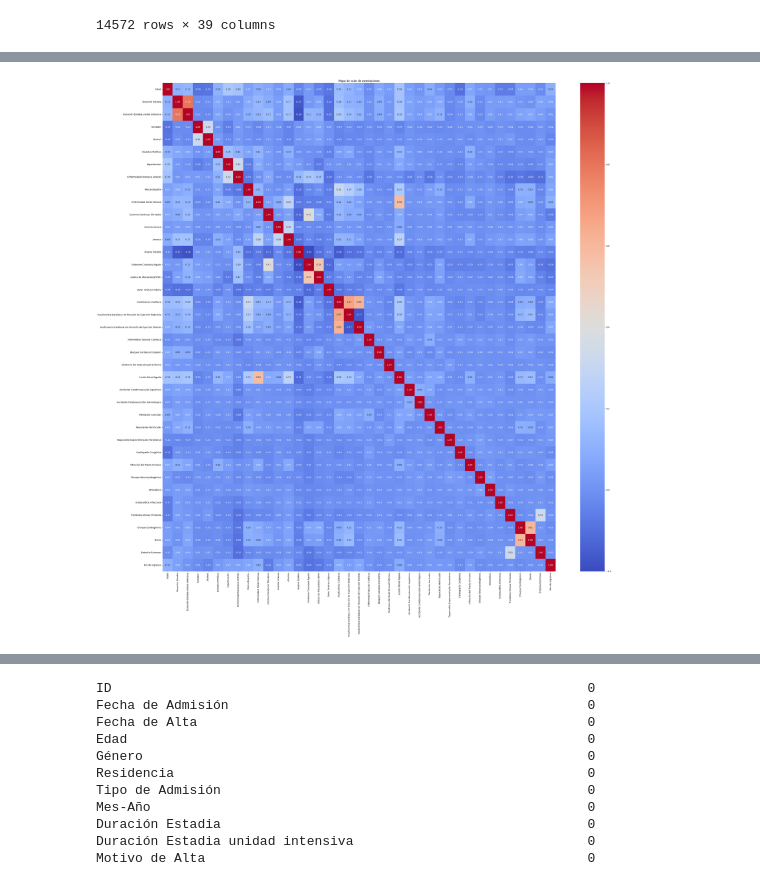
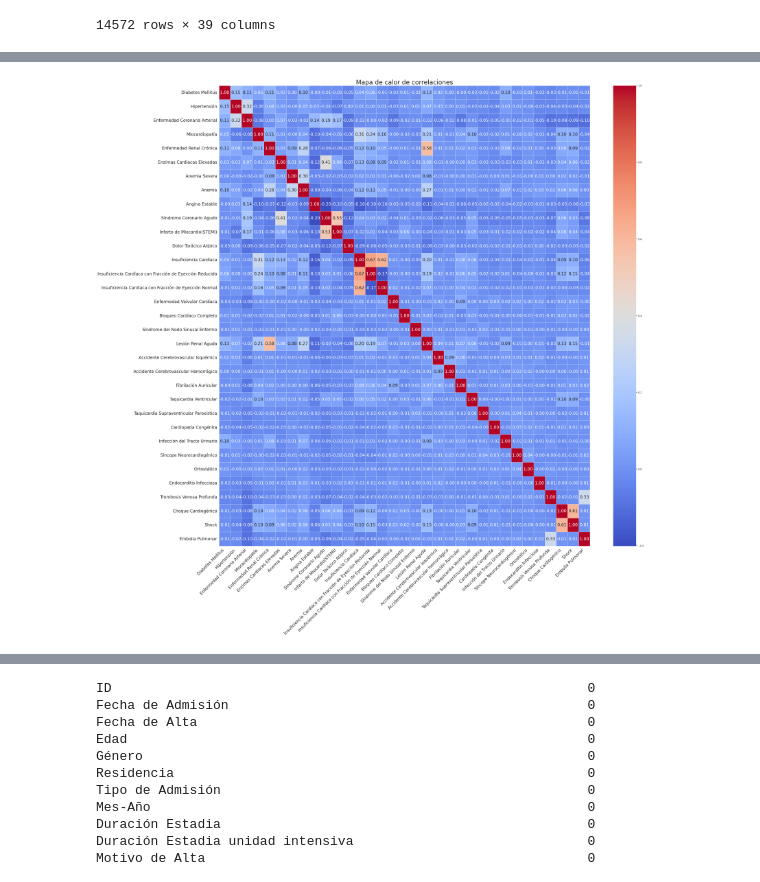
Before and after one commit to Estefaniagz/Proyecto_nocountry, a Jupyter notebook: explore.ipynb, the cells around one changed output, grey strips where cells are left out. Saved outputs shown, nothing was run; the diff lists cells and outputs as text; code cells hidden in the pictures.

```diff
--- a/explore.ipynb
+++ b/explore.ipynb
@@ -428,0 +455,2 @@ plt.show()
+# %%
+df1.loc[3253, 'Infección Torácica'] = '0'
@@ -530,0 +601,18 @@ Index(['Edad', 'Duración Estadia', 'Duración Estadia unidad intensiva',
+# %%
+columnas = ['Diabetes Mellitus', 'Hipertensión', 'Enfermedad Coronaria Arterial', 'Miocardiopatía',
+       'Enfermedad Renal Crónica', 'Enzimas Cardiacas Elevadas',
+       'Anemia Severa', 'Anemia', 'Angina Estable', 'Síndrome Coronario Agudo',
+       'Infarto de Miocardio(STEMI)', 'Dolor Torácico Atípico',
+       'Insuficiencia Cardíaca',
+       'Insuficiencia Cardíaca con Fracción de Eyección Reducida',
+       'Insuficiencia Cardíaca con Fracción de Eyección Normal',
+       'Enfermedad Valvular Cardíaca', 'Bloqueo Cardíaco Completo',
+       'Síndrome del Nodo Sinusal Enfermo', 'Lesión Renal Aguda',
+       'Accidente Cerebrovascular Isquémico',
+       'Accidente Cerebrovascular Hemorrágico', 'Fibrilación Auricular',
+       'Taquicardia Ventricular', 'Taquicardia Supraventricular Paroxística',
+       'Cardiopatía Congénita', 'Infección del Tracto Urinario',
+       'Síncope Neurocardiogénico', 'Ortostático', 'Endocarditis Infecciosa',
+       'Trombosis Venosa Profunda', 'Choque Cardiogénico', 'Shock',
+       'Embolia Pulmonar']
+df_patologias = df1[columnas]
@@ -533,12 +638,21 @@ df_correlaciones = df_numerico.copy()
 # %%
-# Ajustar el tamaño de la figura
-plt.figure(figsize=(40, 40))  # Cambia los valores para modificar el tamaño
+plt.figure(figsize=(40, 40))
 
-# Crear el heatmap
-sns.heatmap(df_numerico.corr(), annot=True, fmt='.2f', cmap='coolwarm')
+sns.heatmap(
+    df_patologias.corr(),
+    annot=True,
+    fmt='.2f',
+    cmap='coolwarm',
+    annot_kws={"size": 20},
+    linewidths=0.5
+)
 
-# Mostrar el gráfico
-plt.title('Mapa de calor de correlaciones')
+
+plt.title('Mapa de calor de correlaciones', fontsize=30)
+plt.xticks(fontsize=20, rotation=45, ha='right')
+plt.yticks(fontsize=20)
+
+
 plt.show()
 # %% [output]
-[figure, old version]
+[figure, new version]
```
Also changed, not shown: parts of 16 cells of this notebook.
